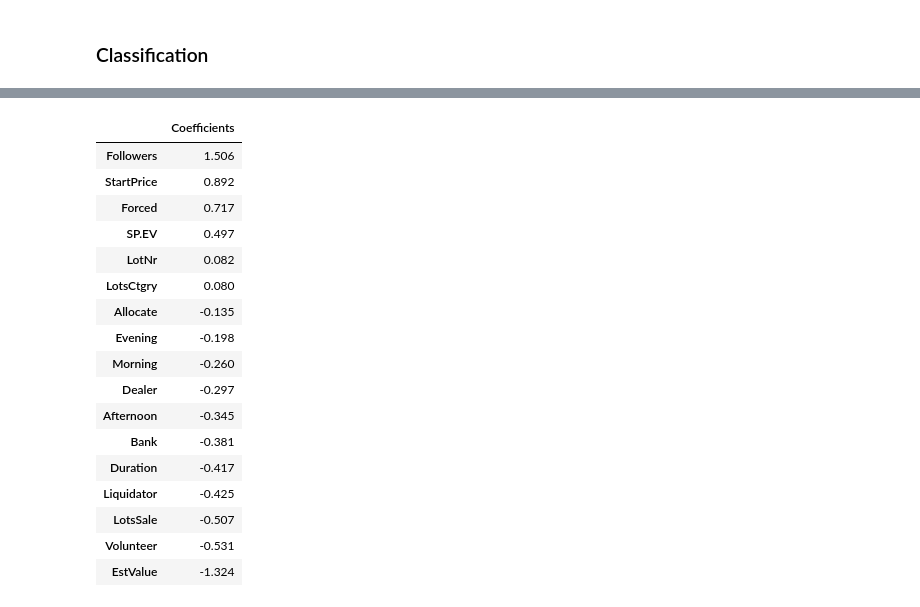
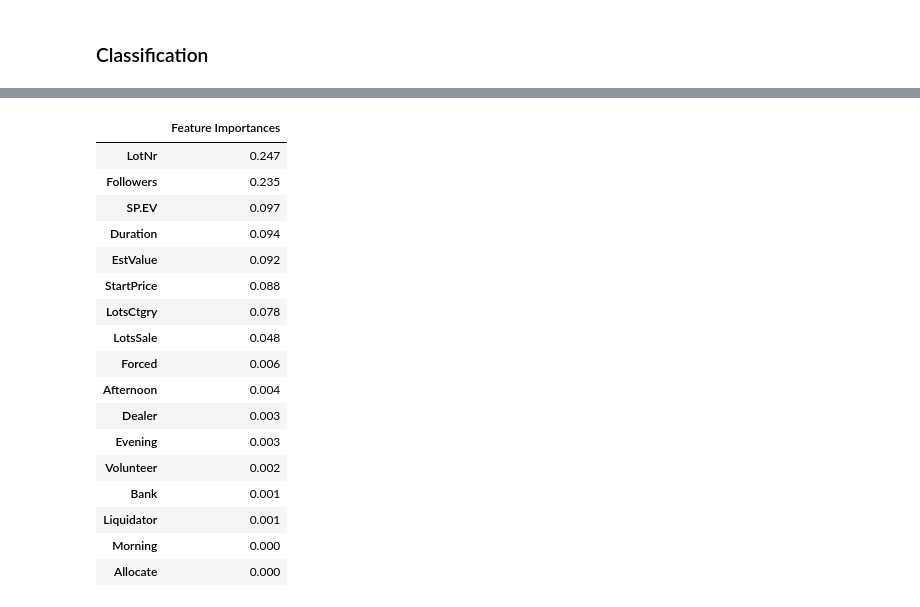
Before and after one commit to qmeeus/auction-optimiser, a Jupyter notebook: Predictive analysis.ipynb, the cells around one changed output, grey strips where cells are left out. Saved outputs shown, nothing was run; the diff lists cells and outputs as text; code cells hidden in the pictures.

```diff
--- a/Predictive analysis.ipynb
+++ b/Predictive analysis.ipynb
@@ -208,0 +83,33 @@ plt.ylabel('True Positive Rate'); plt.xlabel('False Positive Rate');
+# %%
+n_features = X_train.shape[1]
+
+base_dt = DecisionTreeClassifier(criterion='entropy', splitter='random')  #max_features="auto", max_depth=None)
+
+classifiers = [
+#     ("LogisticRegression", LogisticRegression()),
+    ("AdaBoost", AdaBoostClassifier(base_estimator=base_dt)),
+#     ("GradientBoosting", GradientBoostingClassifier())
+]
+
+clf_params = {
+    "LogisticRegression": {
+        "penalty": ["l1", "l2"],
+        "C": np.logspace(-3, 3, 7),
+        "class_weight":["balanced", None]
+    },
+
+    "AdaBoost": {
+#         "base_estimator__criterion" : ["gini", "entropy"],
+#         "base_estimator__splitter" :   ["best", "random"],
+        "base_estimator__max_features": range(5, n_features + 1, (n_features - 5) // 4),
+        "base_estimator__max_depth": range(3, 16, 4),
+        "learning_rate": np.logspace(-2, 1, 4),
+        "n_estimators": range(40, 80, 10)
+    },
+
+    "GradientBoosting": {
+
+    },
+}
+
+best_models, gs_results = make_grid_search_clf(classifiers, clf_params, X_train, y_train_bins, X_test, y_test_bins)
@@ -209,24 +141,24 @@ plt.ylabel('True Positive Rate'); plt.xlabel('False Positive Rate');
 # %%
 clf = best_models[0]
 coef = pd.DataFrame(index=X_train.columns)
-coef["Coefficients"] = clf.coef_[0]
-coef.sort_values("Coefficients", ascending=False)
+coef["Feature Importances"] = clf.feature_importances_
+coef.sort_values("Feature Importances", ascending=False)
 # %% [output]
-|  | Coefficients |
-| Followers | 1.506 |
-| StartPrice | 0.892 |
-| Forced | 0.717 |
-| SP.EV | 0.497 |
-| LotNr | 0.082 |
-| LotsCtgry | 0.080 |
-| Allocate | -0.135 |
-| Evening | -0.198 |
-| Morning | -0.260 |
-| Dealer | -0.297 |
-| Afternoon | -0.345 |
-| Bank | -0.381 |
-| Duration | -0.417 |
-| Liquidator | -0.425 |
-| LotsSale | -0.507 |
-| Volunteer | -0.531 |
-| EstValue | -1.324 |
+|  | Feature Importances |
+| LotNr | 0.247 |
+| Followers | 0.235 |
+| SP.EV | 0.097 |
+| Duration | 0.094 |
+| EstValue | 0.092 |
+| StartPrice | 0.088 |
+| LotsCtgry | 0.078 |
+| LotsSale | 0.048 |
+| Forced | 0.006 |
+| Afternoon | 0.004 |
+| Dealer | 0.003 |
+| Evening | 0.003 |
+| Volunteer | 0.002 |
+| Bank | 0.001 |
+| Liquidator | 0.001 |
+| Morning | 0.000 |
+| Allocate | 0.000 |
```
Also changed, not shown: parts of 13 cells of this notebook, 2 other files.
